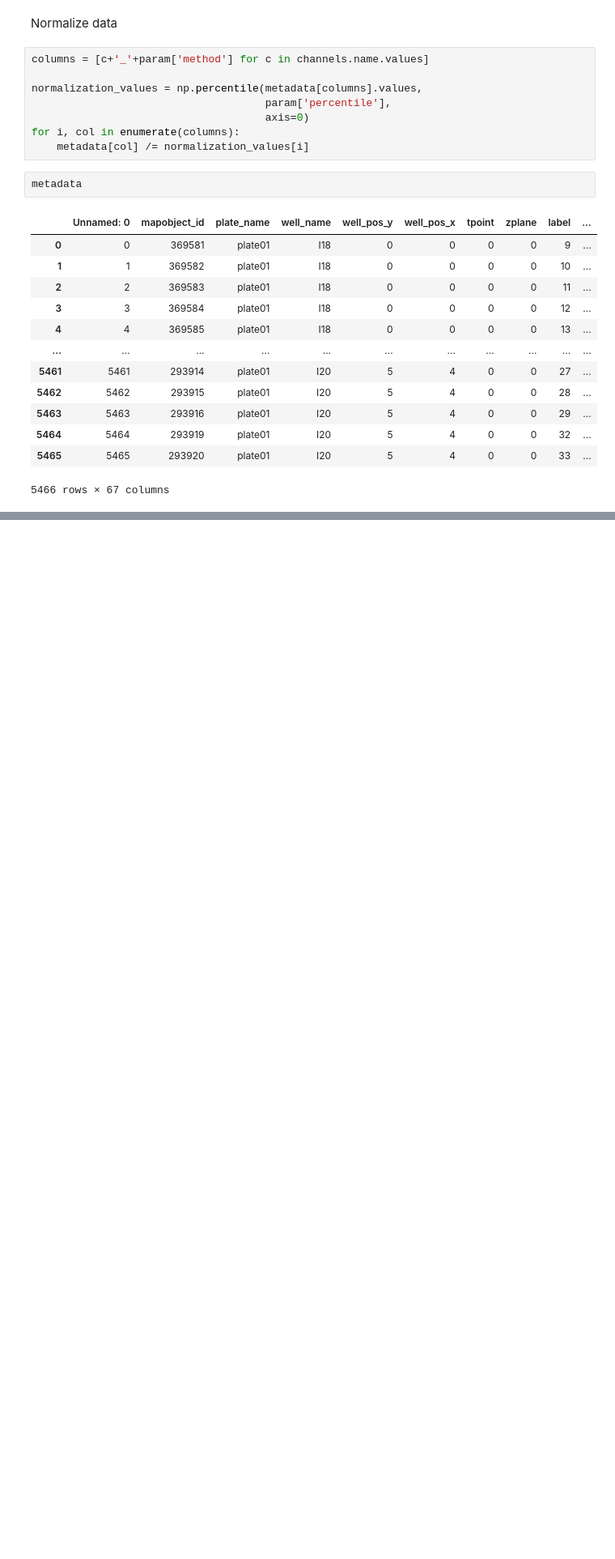
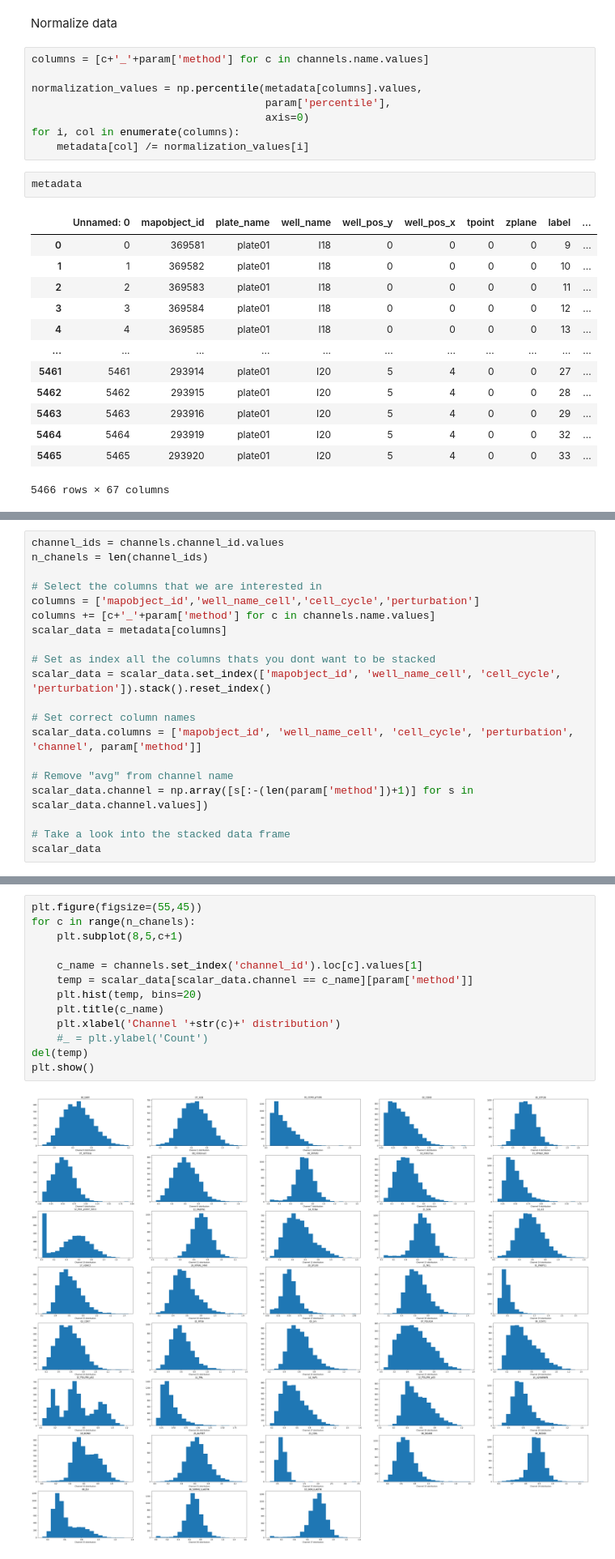
Before and after one commit to andresbecker/master_thesis, a Jupyter notebook: workspace/notebooks/Exploratory_projected_data_analysis.ipynb, the cells around one changed output, grey strips where cells are left out. Shown at 81% size. Saved outputs shown, nothing was run; the diff lists cells and outputs as text; blank space fills up the shorter version.

```diff
--- a/workspace/notebooks/Exploratory_projected_data_analysis.ipynb
+++ b/workspace/notebooks/Exploratory_projected_data_analysis.ipynb
@@ -135,0 +134,20 @@ ValueError: percentiles should all be in the interval [0, 1]. Try 0.5 instead.
+# %%
+channel_ids = channels.channel_id.values
+n_chanels = len(channel_ids)
+
+# Select the columns that we are interested in
+columns = ['mapobject_id','well_name_cell','cell_cycle','perturbation']
+columns += [c+'_'+param['method'] for c in channels.name.values]
+scalar_data = metadata[columns]
+
+# Set as index all the columns thats you dont want to be stacked
+scalar_data = scalar_data.set_index(['mapobject_id', 'well_name_cell', 'cell_cycle', 'perturbation']).stack().reset_index()
+
+# Set correct column names
+scalar_data.columns = ['mapobject_id', 'well_name_cell', 'cell_cycle', 'perturbation', 'channel', param['method']]
+
+# Remove "avg" from channel name
+scalar_data.channel = np.array([s[:-(len(param['method'])+1)] for s in scalar_data.channel.values])
+
+# Take a look into the stacked data frame
+scalar_data
@@ -135,0 +172,15 @@ ValueError: percentiles should all be in the interval [0, 1]. Try 0.5 instead.
+# %%
+plt.figure(figsize=(55,45))
+for c in range(n_chanels):
+    plt.subplot(8,5,c+1)
+
+    c_name = channels.set_index('channel_id').loc[c].values[1]
+    temp = scalar_data[scalar_data.channel == c_name][param['method']]
+    plt.hist(temp, bins=20)
+    plt.title(c_name)
+    plt.xlabel('Channel '+str(c)+' distribution')
+    #_ = plt.ylabel('Count')
+del(temp)
+plt.show()
+# %% [output]
+[figure, added]
```
Also changed, not shown: parts of 10 cells of this notebook, 4 other files.
